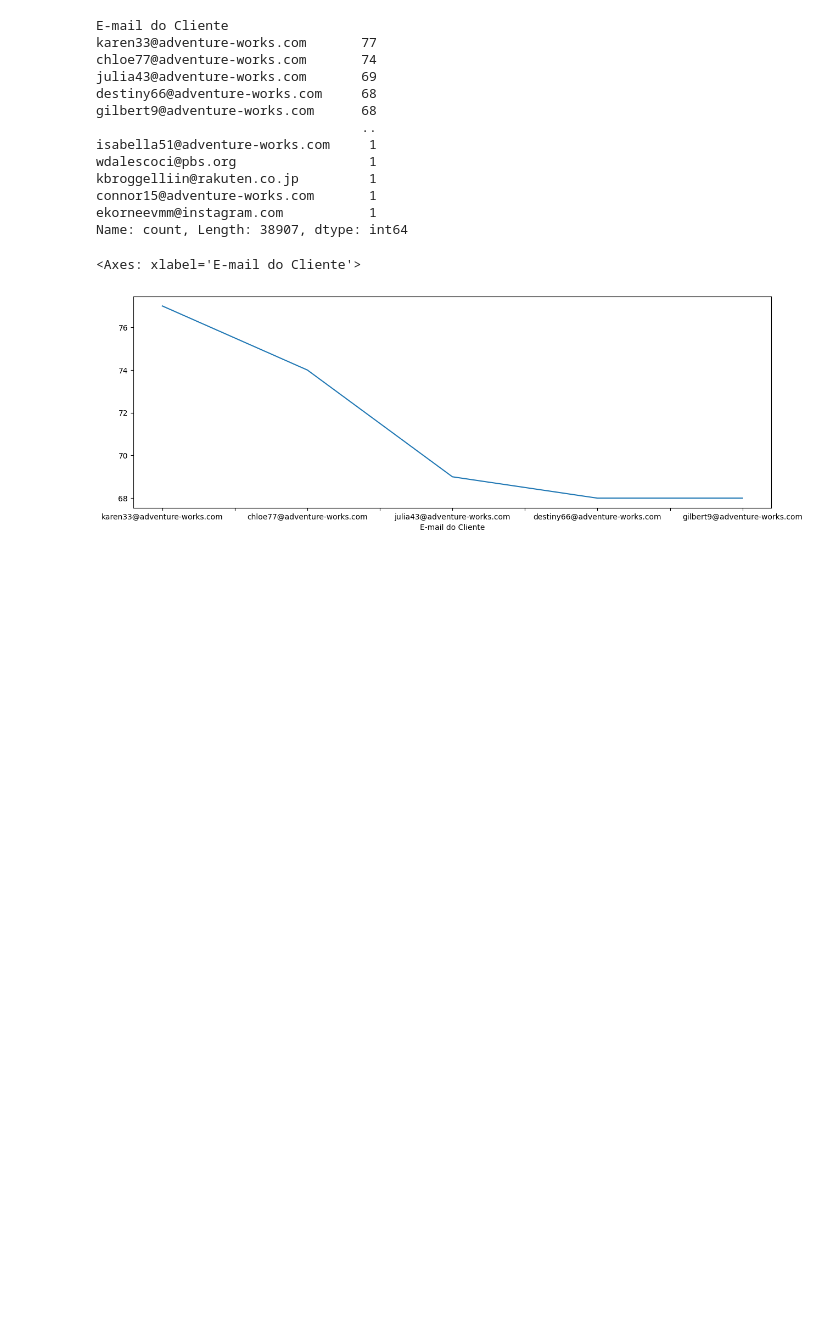
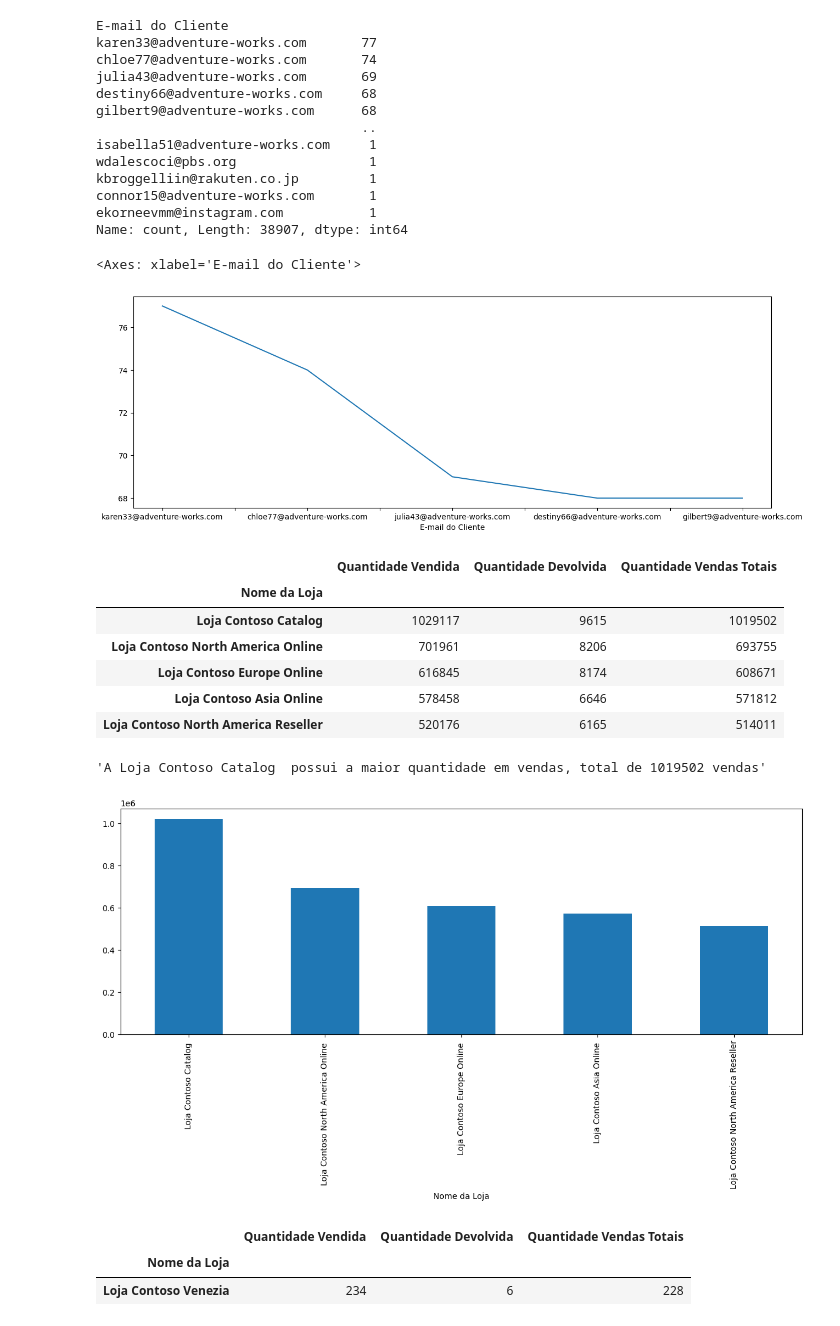
Before and after one commit to isabeladearo/python_study, a Jupyter notebook: modulo_19_analise_da_dados_com_o_pandas_+_integracao_python_e_excel/pandas03.ipynb, the cells around one changed output. Cells and saved outputs as stored; diff of their text form; code cells hidden in the pictures; blank space fills up the shorter version.

```diff
--- a/modulo_19_analise_da_dados_com_o_pandas_+_integracao_python_e_excel/pandas03.ipynb
+++ b/modulo_19_analise_da_dados_com_o_pandas_+_integracao_python_e_excel/pandas03.ipynb
@@ -58,3 +58,38 @@ ekorneevmm@instagram.com           1
 Name: count, Length: 38907, dtype: int64
 <Axes: xlabel='E-mail do Cliente'>
 [figure]
+# %%
+# Qual a loja que mais vendeu?
+vendas_lojas = vendas_df[['Nome da Loja', 'Quantidade Vendida','Quantidade Devolvida']].groupby('Nome da Loja').sum()
+vendas_lojas['Quantidade Vendas Totais'] = vendas_lojas['Quantidade Vendida'] - vendas_lojas['Quantidade Devolvida']
+
+# Opção 1
+vendas_lojas = vendas_lojas.sort_values(by='Quantidade Vendas Totais', ascending=False)
+
+display(vendas_lojas[:5])
+vendas_lojas['Quantidade Vendas Totais'][:5].plot(figsize=(15,5), kind='bar')
+
+# Opção 2
+maior_quantidade_vendas = vendas_lojas['Quantidade Vendas Totais'].max()
+loja_indice = vendas_lojas['Quantidade Vendas Totais'].idxmax()
+
+display(f'A {loja_indice} possui a maior quantidade em vendas, total de {maior_quantidade_vendas} vendas')
+# %% [output]
+|  | Quantidade Vendida | Quantidade Devolvida | Quantidade Vendas Totais |
+| Nome da Loja |  |  |  |
+| Loja Contoso Catalog | 1029117 | 9615 | 1019502 |
+| Loja Contoso North America Online | 701961 | 8206 | 693755 |
+| Loja Contoso Europe Online | 616845 | 8174 | 608671 |
+| Loja Contoso Asia Online | 578458 | 6646 | 571812 |
+| Loja Contoso North America Reseller | 520176 | 6165 | 514011 |
+'A Loja Contoso Catalog  possui a maior quantidade em vendas, total de 1019502 vendas'
+[figure, added]
+# %%
+# Qual produto que menos vendeu?
+display(vendas_lojas[-1:])
+
+# ou usar min() ou idxmin()
+# %% [output]
+|  | Quantidade Vendida | Quantidade Devolvida | Quantidade Vendas Totais |
+| Nome da Loja |  |  |  |
+| Loja Contoso Venezia | 234 | 6 | 228 |
```
Also changed, not shown: 11 other files.
